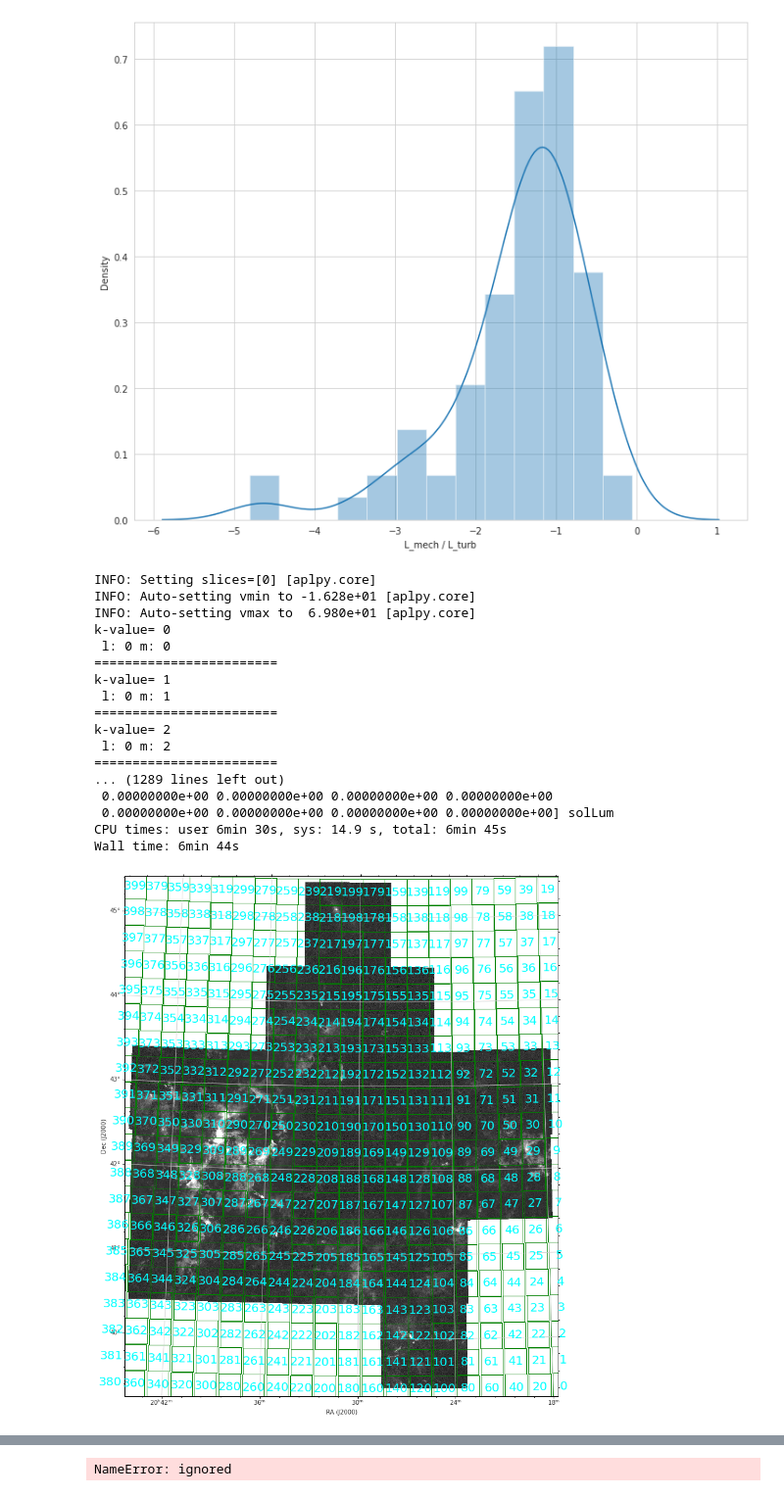
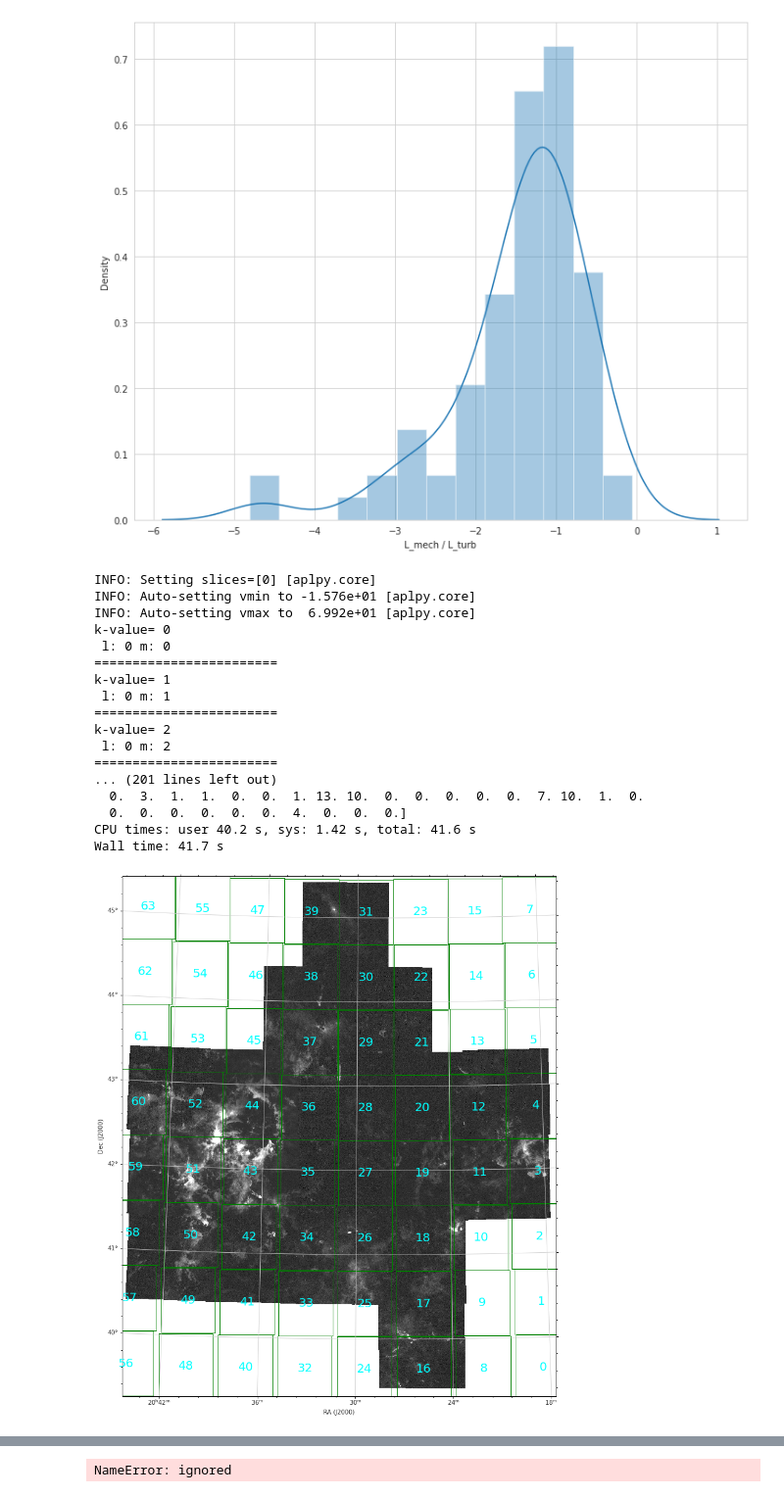
Before and after one commit to sdeb-alpinisteF/Large-sample-outflows-in-CygX-and-ML-methods, a Jupyter notebook: notebooks/01_outflows_cloud_energy.ipynb, the cells around one changed output, grey strips where cells are left out. Shown at 98% size. Cells and saved outputs as stored; diff of their text form; code cells hidden in the pictures.

```diff
--- a/notebooks/01_outflows_cloud_energy.ipynb
+++ b/notebooks/01_outflows_cloud_energy.ipynb
@@ -777,12 +793,5 @@ average power ratio =  -1.0093284947912529
 # %%
-#################################################################################################################################################################################################################################################
-#################################################################################################################################################################################################################################################
-################################################                                                     ############################################################################################################################################
-################################################    POWER IN CLOUD CLUMPS TURBULENCE ENERGY          ############################################################################################################################################
-################################################    LARGER GRIDS EACH with multiple outflows         ############################################################################################################################################
-################################################                                                     ############################################################################################################################################
-#################################################################################################################################################################################################################################################
-#################################################################################################################################################################################################################################################
+
 %%time
 from astropy.nddata import Cutout2D
 from numpy import meshgrid
@@ -812,11 +821,14 @@ E3 = 30 * u.K
 # >>>>>>>>>>>>>>>>>>>>>>>>>>>>>>>>>>>>>>>>>>>>>>>>
 
 outflows = outflowsF # QTable.read('table_newfields_input.fit') ### CHANGE FIELD NAME ###
-N = 20
+
+
+N=8 # <<<<<< VARIABLE >>>>>>>>>>>>>>>>>>
 n_of = np.zeros(N**2)
 L_mech_tot = np.zeros(N**2) * u.solLum
 dist = np.zeros(N**2) * u.kpc
-
+angle = np.zeros(N**2) * u.arcmin
+L = np.zeros(N**2) * u.kpc
 
 xmin = co.world_extrema[0][0] # 304.157172*u.deg
 xmax = co.world_extrema[0][1] #311.481944*u.deg
@@ -878,49 +890,53 @@ for l in range(N):
         print('k-value=',k,'\n', 'l:', l,'m:',m)
         try:
             #########################    sum outflow L_mech in each grid    ##########################################
+            dist_list = []
             for z in range(0,len(outflows)):
               s1 = (outflows[z]['RAJ2000'] > xmin+(l*dx)) & (outflows[z]['RAJ2000'] < xmin+((l+1)*dx))
               s2 = (outflows[z]['DecJ2000'] > ymin+(m*dy)) & (outflows[z]['DecJ2000'] < ymin+((m+1)*dy))
               #s3 = (outflows.loc[z]['Distance'] != 0.65)
               if (s1 and s2) == True: # and s3
                   n_of[k] +=1
-                  dist[k] += outflows[z]['Distance']
+                  dist_list.append(outflows[z]['Distance'].value)
                   #dist[k] = dist[k] / n_of[k]
                   if outflows[z]['L_mech'] is NaN:
                     pass
                   else:
                     L_mech_tot[k] += outflows[z]['L_mech']
+                    vals,counts = np.unique(dist_list, return_counts=True)
+                    index = np.argmax(counts)
+                    dist[k] = vals[index] * u.kpc
               else:
                 pass
         except IndexError:
           pass
 
         k +=1
         print('========================')
 print(L_mech_tot)
 
-dist_avg = dist/n_of
+#dist_avg = dist/n_of
 print(n_of)
-print(dist_avg[n_of>0])
+#print(dist_avg[n_of>0])
 # %% [output]
 INFO: Setting slices=[0] [aplpy.core]
-INFO: Auto-setting vmin to -1.628e+01 [aplpy.core]
-INFO: Auto-setting vmax to  6.980e+01 [aplpy.core]
+INFO: Auto-setting vmin to -1.576e+01 [aplpy.core]
+INFO: Auto-setting vmax to  6.992e+01 [aplpy.core]
 k-value= 0
  l: 0 m: 0
 ========================
 k-value= 1
  l: 0 m: 1
 ========================
 k-value= 2
  l: 0 m: 2
 ========================
-... (1289 lines left out)
- 0.00000000e+00 0.00000000e+00 0.00000000e+00 0.00000000e+00
- 0.00000000e+00 0.00000000e+00 0.00000000e+00 0.00000000e+00] solLum
-CPU times: user 6min 30s, sys: 14.9 s, total: 6min 45s
-Wall time: 6min 44s
+... (201 lines left out)
+  0.  3.  1.  1.  0.  0.  1. 13. 10.  0.  0.  0.  0.  0.  7. 10.  1.  0.
+  0.  0.  0.  0.  0.  0.  4.  0.  0.  0.]
+CPU times: user 40.2 s, sys: 1.42 s, total: 41.6 s
+Wall time: 41.7 s
-[figure, old version]
+[figure, new version]
 # %%
 ## >>>>>>>>>>>>>>> vectorization
 
```
Also changed, not shown: parts of 16 cells of this notebook.
